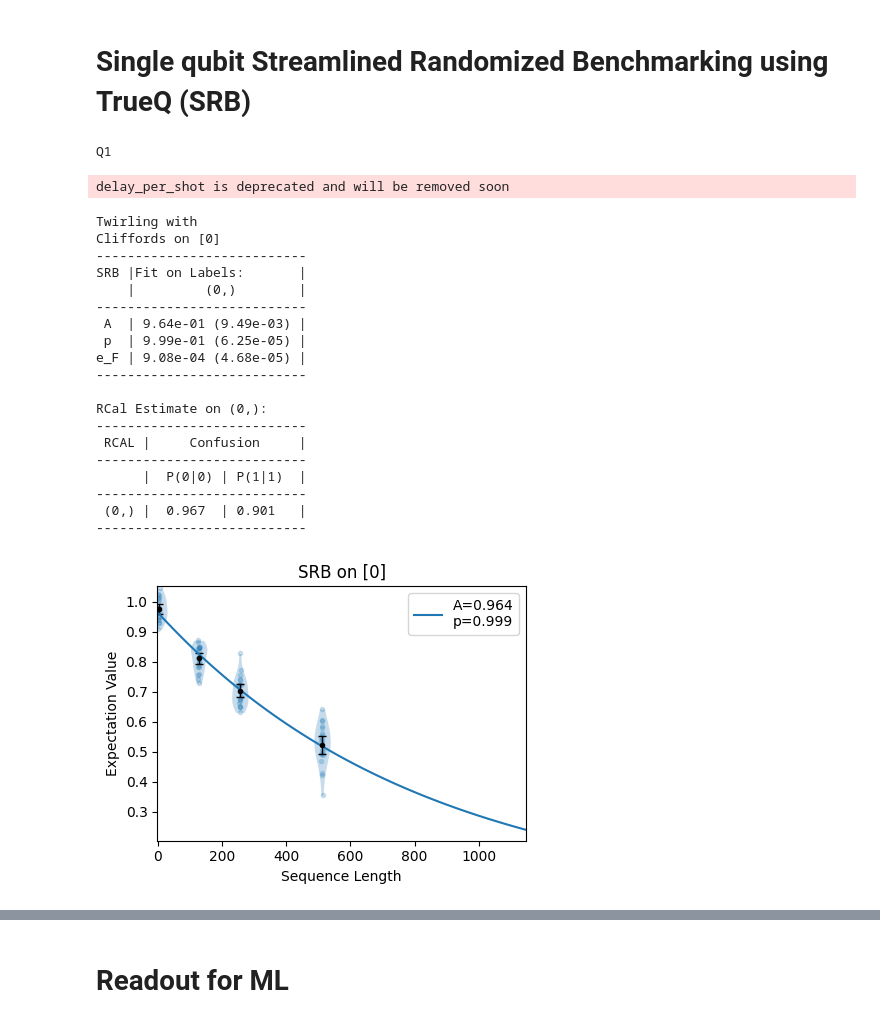
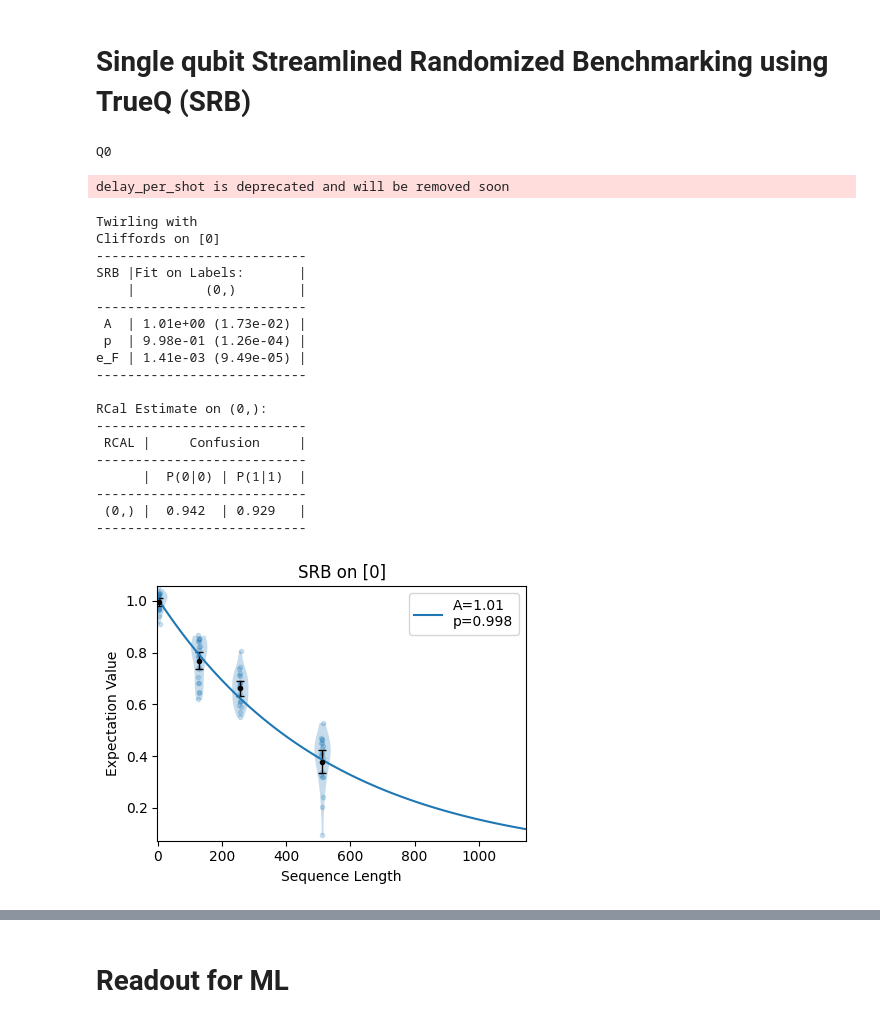
Before and after one commit to freaksie/chipcalibration, a Jupyter notebook: chipcali_fpgaml.ipynb, the cells around one changed output, grey strips where cells are left out. Saved outputs shown, nothing was run; the diff lists cells and outputs as text; code cells hidden in the pictures.

```diff
--- a/chipcali_fpgaml.ipynb
+++ b/chipcali_fpgaml.ipynb
@@ -601,7 +630,7 @@ reload(ramsey)
 #from chipcalibration.ramsey1 import ramsey,ramsey_optimize
 from chipcalibration.ramsey1 import ramsey_optimize
 qchip = qc.QChip(qchippath+'qubitcfg.json')
-q='Q1'
+q='Q0'
 estimated_t2ramsey=30e-6
 delay_interval=np.linspace(0,2*estimated_t2ramsey,100)
 #delay_interval=np.zeros(10)
@@ -666,7 +702,7 @@ plt.plot(c1[0],c1[1],marker='$%s$'%labels[1],color='red')
 import chipcalibration.graph as graph
 import chipcalibration.repeated_xgates as rx
 qchip = qc.QChip(qchippath+'/qubitcfg.json')
-qubits=['Q1']
+qubits=['Q0']
 reload(rx)
 initratio=dict(Q0=0.1,Q1=0.3,Q7=0.25,Q5=0.3,Q2=0.3,Q3=0.3,Q4=0.2,Q6=0.15)
 cal_graph = graph.CalibrationGraph()
@@ -703,7 +739,7 @@ import chipcalibration.dragalpha as dragalpha
 reload(dragalpha)
 from chipcalibration.dragalpha import dragalpha
 
-qubit='Q1'
+qubit='Q0'
 alphas=np.arange(-3,3,0.1)
 idragalpha=dragalpha(qubit=qubit,alphas=alphas)
 # %%
@@ -734,10 +770,10 @@ reload(blobs)
 from chipcalibration.blobs import blobs
 
 qchip = qc.QChip(qchippath+'qubitcfg.json')
-qubits=['Q0','Q1']
+# qubits=['Q0','Q1']
 
-qubits=['Q0','Q1','Q2']
-qubits=['Q1']
+# qubits=['Q0','Q1','Q2']
+qubits=['Q0']
 iblobs={}
 for q in qubits:
     iblobs[q]=blobs(qubit=q,qchip=qchip)
@@ -906,38 +942,38 @@ def run_rb(qubit, circuits, nshots=1000):
 # %%
 # qubits=['Q0','Q1','Q2']
 #qubits=['Q0','Q1','Q2','Q3','Q4','Q5','Q6','Q7']
-qubits=['Q1']
+qubits=['Q0']
 res={}
 for q in qubits:
     print(q)
     res[q]=run_rb(qubit=q,circuits=tqcircuits)
     tqcircuits.results=res[q]['trueq_results']
     print(tqcircuits.fit())
     tqcircuits.plot.raw()
     plt.show()
 # %% [output]
-Q1
+Q0
 delay_per_shot is deprecated and will be removed soon
 Twirling with
 Cliffords on [0]
 ---------------------------
 SRB |Fit on Labels:       |
     |         (0,)        |
 ---------------------------
- A  | 9.64e-01 (9.49e-03) |
- p  | 9.99e-01 (6.25e-05) |
-e_F | 9.08e-04 (4.68e-05) |
+ A  | 1.01e+00 (1.73e-02) |
+ p  | 9.98e-01 (1.26e-04) |
+e_F | 1.41e-03 (9.49e-05) |
 ---------------------------
 
 RCal Estimate on (0,):
 ---------------------------
  RCAL |     Confusion     |
 ---------------------------
       |  P(0|0) | P(1|1)  |
 ---------------------------
- (0,) |  0.967  | 0.901   |
+ (0,) |  0.942  | 0.929   |
 ---------------------------
-[figure, old version]
+[figure, new version]
 # %%
 jobman.gmm_manager.savejson(qchippath+'gmm.json')
 # %%
```
Also changed, not shown: parts of 51 cells of this notebook, 3 other files.
